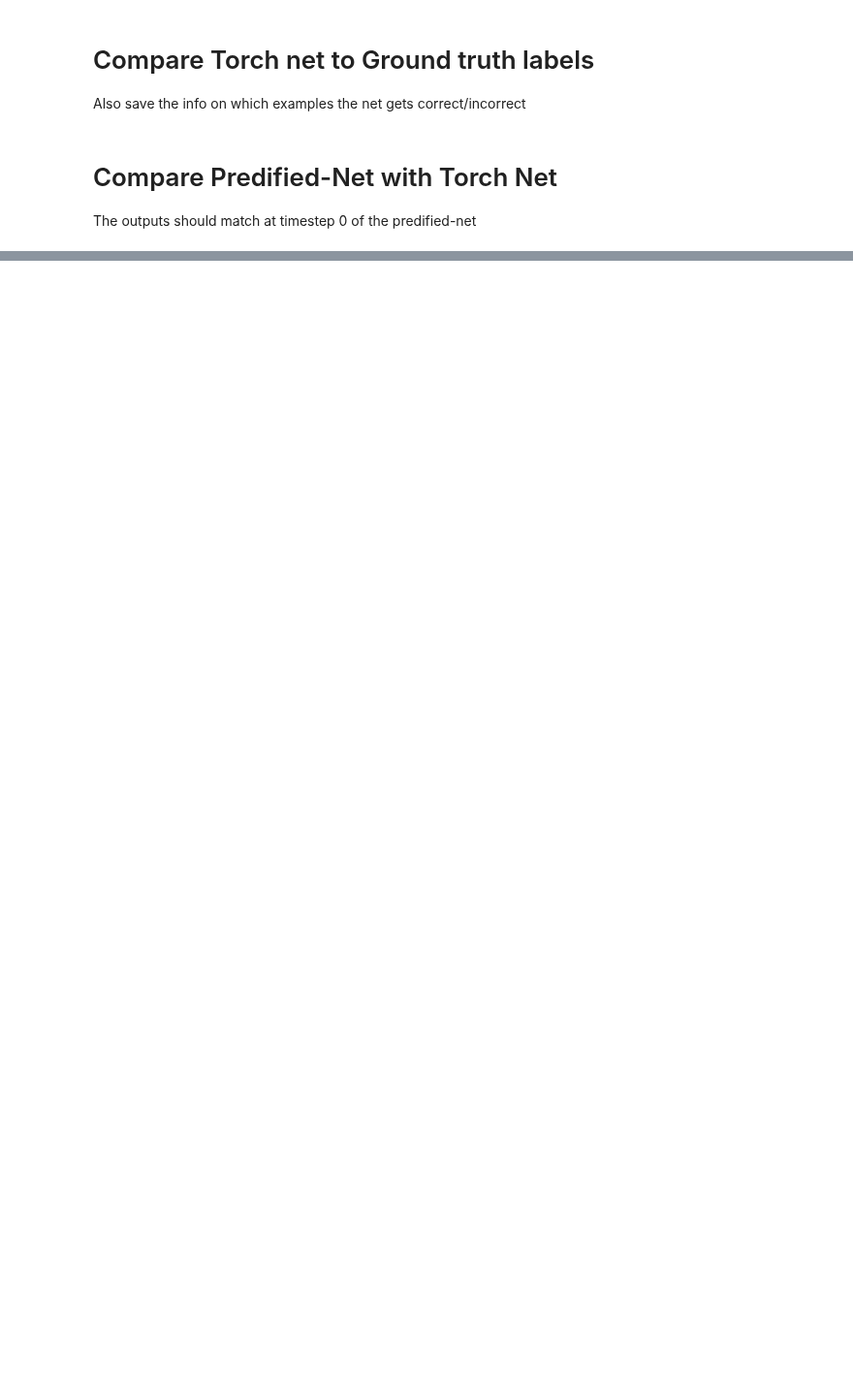
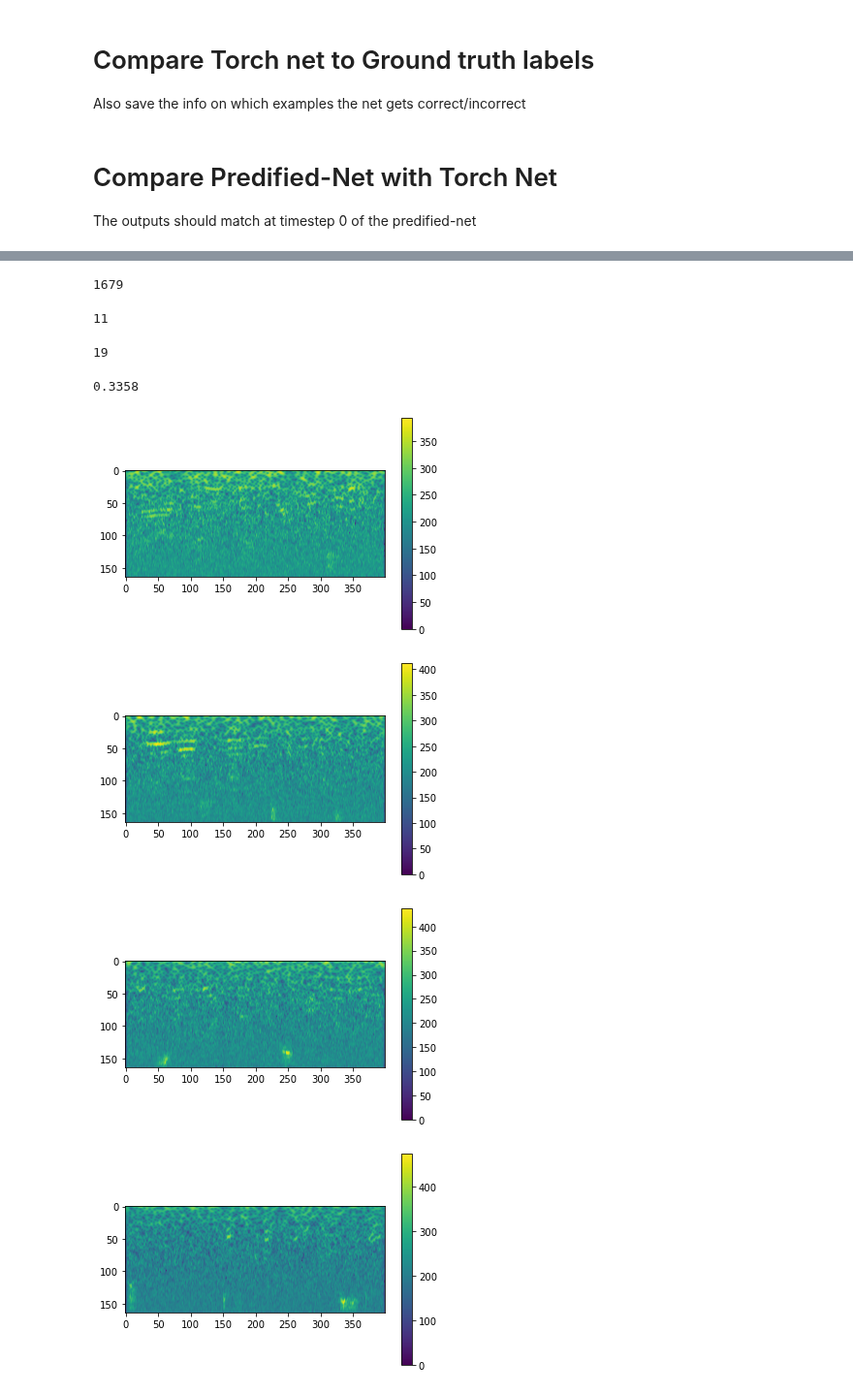
Before and after one commit to chingf/hallucnn, a Jupyter notebook: src/models/01-validate-net-outputs.ipynb, the cells around one changed output, grey strips where cells are left out. Shown at 97% size. Saved outputs shown, nothing was run; the diff lists cells and outputs as text; code cells hidden in the pictures; blank space fills up the shorter version.

```diff
--- a/src/models/01-validate-net-outputs.ipynb
+++ b/src/models/01-validate-net-outputs.ipynb
@@ -145,0 +141,6 @@ print(y_hats[:20])
+# %%
+# Torch network outputs
+net = BranchedNetwork()
+net.load_state_dict(torch.load(f'{engram_dir}networks_2022_weights.pt'))
+
+y_hats = []
@@ -145,0 +168,30 @@ print(y_hats[:20])
+# %%
+noisy_ds = LargeNoisyDataset(bg='pinkNoise', snr=-9)
+#noisy_ds = LargeNoisyDataset(bg='auditory_scene', snr=3)
+#noisy_ds = NoisyDataset(bg='AudScene', snr=3)
+noise_loader = torch.utils.data.DataLoader(
+    noisy_ds,  batch_size=10,
+    shuffle=True, drop_last=False,
+    num_workers=2
+    )
+# %%
+SCALING = 1
+# %%
+y_hats = []
+ys = []
+correct = 0
+norms = []
+
+for (images, labels) in noise_loader:
+    for image in images:
+        norms.append(np.linalg.norm(image*SCALING))
+    images = images.cuda()
+    labels = labels.cuda()
+    images = images.squeeze()
+
+    with torch.no_grad():
+        outputs, _ = net(images*SCALING)
+        _, preds = outputs.max(1)
+        correct += preds.eq(labels).sum()
+        y_hats.extend(preds.tolist())
+        ys.extend(labels.tolist())
@@ -145,0 +218,31 @@ print(y_hats[:20])
+# %%
+off_by_p1 = np.sum(np.array(y_hats) == np.array(ys))
+off_by_p1
+# %% [output]
+1679
+# %%
+off_by_m1 = np.sum(np.array(y_hats) == np.array(ys)-2)
+off_by_m1
+# %% [output]
+11
+# %%
+not_off = np.sum(np.array(y_hats) == np.array(ys)-1)
+not_off
+# %% [output]
+19
+# %%
+np.max([off_by_p1, off_by_m1, not_off])/len(y_hats)
+# %% [output]
+0.3358
+# %%
+for image in images:
+    plt.figure()
+    test_cgram = image.cpu().numpy()
+    plt.imshow(test_cgram*SCALING)
+    plt.colorbar()
+    plt.show()
+# %% [output]
+[figure, added]
+[figure, added]
+[figure, added]
+[figure, added]
```
Also changed, not shown: parts of 12 cells of this notebook, 51 other files.
